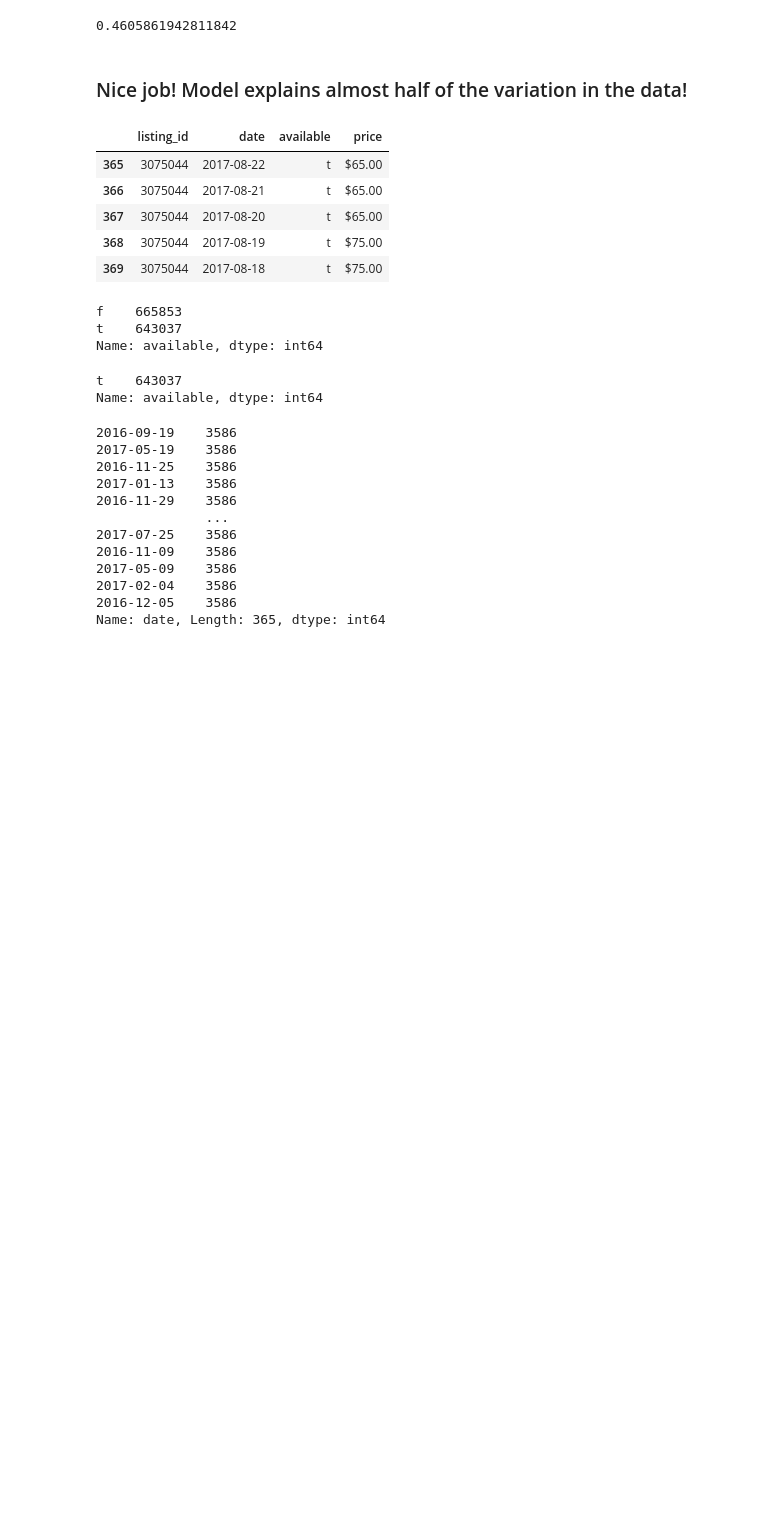
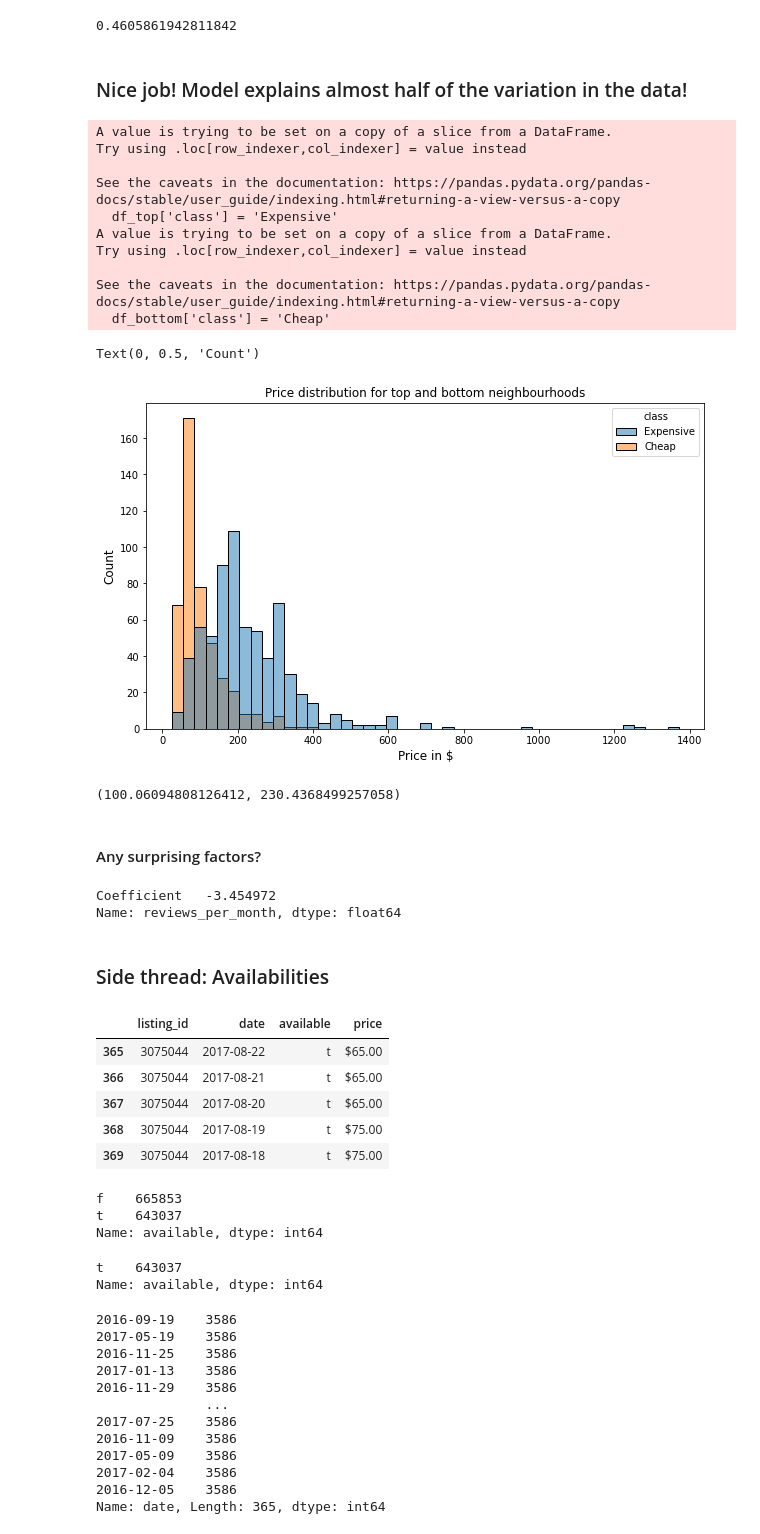
Before and after one commit to akozera/boston-airbnb, a Jupyter notebook: airbnb.ipynb, the cells around one changed output. Cells and saved outputs as stored; diff of their text form; code cells hidden in the pictures; blank space fills up the shorter version.

```diff
--- a/airbnb.ipynb
+++ b/airbnb.ipynb
@@ -673,3 +698,44 @@ r2
 0.4605861942811842
 # %% [markdown]
 ### Nice job! Model explains almost half of the variation in the data!
+# %%
+### Visualize 3 top vs 3 bottom nbhoods
+top_bnhd = ["Back Bay", "South Boston Waterfront", "Fenway"]
+bottom_bnhd = ["Dorchester", "Mattapan", "East Boston"]
+df_top = listings.loc[listings['neighbourhood_cleansed'].isin(top_bnhd)]
+df_top['class'] = 'Expensive'
+df_bottom = listings.loc[listings['neighbourhood_cleansed'].isin(bottom_bnhd)]
+df_bottom['class'] = 'Cheap'
+df_top_bottom = pd.concat([df_top, df_bottom], axis = 0)
+
+#fig = sns.displot(data = df_top_bottom, x = 'price', hue='class', kind='kde')
+plt.figure(figsize=(10,6))
+sns.histplot(data = df_top_bottom, x = 'price', hue='class')
+plt.title('Price distribution for top and bottom neighbourhoods')
+plt.xlabel('Price in $', fontsize=12)
+plt.ylabel('Count', fontsize=12)
+# %% [output]
+A value is trying to be set on a copy of a slice from a DataFrame.
+Try using .loc[row_indexer,col_indexer] = value instead
+
+See the caveats in the documentation: https://pandas.pydata.org/pandas-docs/stable/user_guide/indexing.html#returning-a-view-versus-a-copy
+  df_top['class'] = 'Expensive'
+A value is trying to be set on a copy of a slice from a DataFrame.
+Try using .loc[row_indexer,col_indexer] = value instead
+
+See the caveats in the documentation: https://pandas.pydata.org/pandas-docs/stable/user_guide/indexing.html#returning-a-view-versus-a-copy
+  df_bottom['class'] = 'Cheap'
+Text(0, 0.5, 'Count')
+[figure, added]
+# %%
+df_bottom['price'].mean(), df_top['price'].mean()
+# %% [output]
+(100.06094808126412, 230.4368499257058)
+# %% [markdown]
+#### Any surprising factors?
+# %%
+# Note the coefficient for number of reviews a month:
+coeff_df.loc['reviews_per_month']
+# %% [output]
+Coefficient   -3.454972
+Name: reviews_per_month, dtype: float64
@@ -676,3 +744,5 @@ r2
+# %% [markdown]
+### Side thread: Availabilities
 # %%
 calendar[calendar['available'] == 't'].head()
 # %% [output]
```
Also changed, not shown: parts of 2 cells of this notebook, 4 other files.
